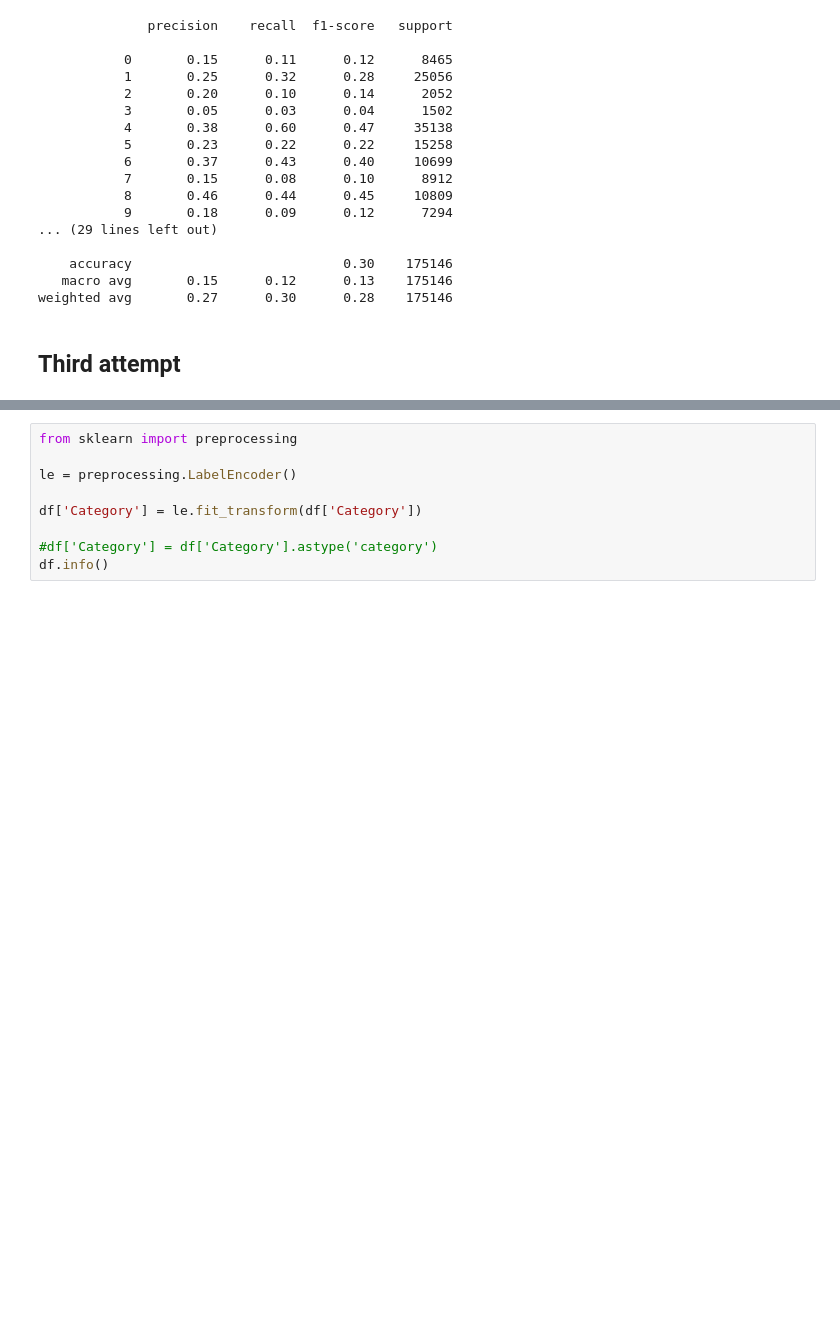
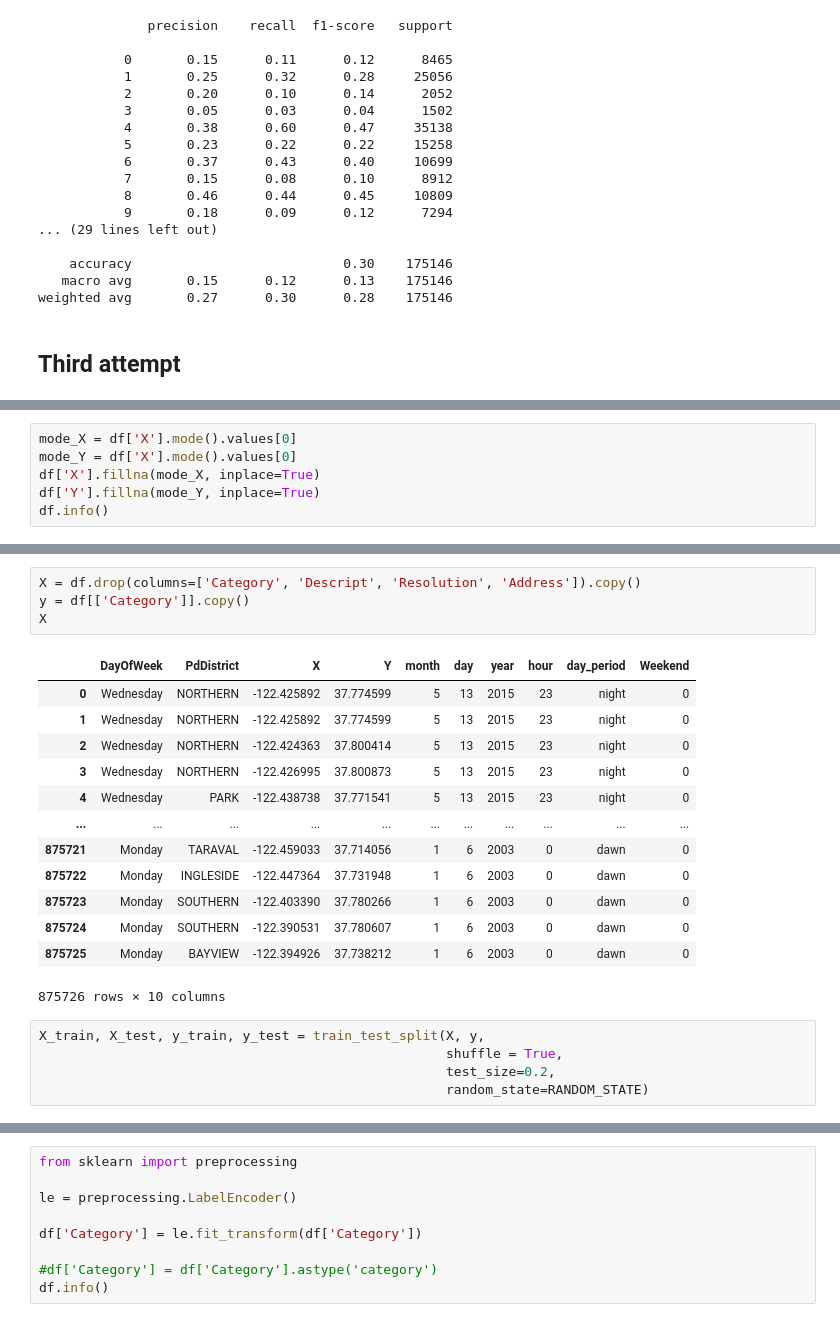
Before and after one commit to marcodeamicis/sf_crime, a Jupyter notebook: notebooks/3_modeling_amicis.ipynb, the cells around one changed output, grey strips where cells are left out. Cells and saved outputs as stored; diff of their text form; blank space fills up the shorter version.

```diff
--- a/notebooks/3_modeling_amicis.ipynb
+++ b/notebooks/3_modeling_amicis.ipynb
@@ -205,0 +302,6 @@ weighted avg       0.27      0.30      0.28    175146
+# %%
+mode_X = df['X'].mode().values[0]
+mode_Y = df['X'].mode().values[0]
+df['X'].fillna(mode_X, inplace=True)
+df['Y'].fillna(mode_Y, inplace=True)
+df.info()
@@ -205,0 +326,23 @@ weighted avg       0.27      0.30      0.28    175146
+# %%
+X = df.drop(columns=['Category', 'Descript', 'Resolution', 'Address']).copy()
+y = df[['Category']].copy()
+X
+# %% [output]
+|  | DayOfWeek | PdDistrict | X | Y | month | day | year | hour | day_period | Weekend |
+| 0 | Wednesday | NORTHERN | -122.425892 | 37.774599 | 5 | 13 | 2015 | 23 | night | 0 |
+| 1 | Wednesday | NORTHERN | -122.425892 | 37.774599 | 5 | 13 | 2015 | 23 | night | 0 |
+| 2 | Wednesday | NORTHERN | -122.424363 | 37.800414 | 5 | 13 | 2015 | 23 | night | 0 |
+| 3 | Wednesday | NORTHERN | -122.426995 | 37.800873 | 5 | 13 | 2015 | 23 | night | 0 |
+| 4 | Wednesday | PARK | -122.438738 | 37.771541 | 5 | 13 | 2015 | 23 | night | 0 |
+| ... | ... | ... | ... | ... | ... | ... | ... | ... | ... | ... |
+| 875721 | Monday | TARAVAL | -122.459033 | 37.714056 | 1 | 6 | 2003 | 0 | dawn | 0 |
+| 875722 | Monday | INGLESIDE | -122.447364 | 37.731948 | 1 | 6 | 2003 | 0 | dawn | 0 |
+| 875723 | Monday | SOUTHERN | -122.403390 | 37.780266 | 1 | 6 | 2003 | 0 | dawn | 0 |
+| 875724 | Monday | SOUTHERN | -122.390531 | 37.780607 | 1 | 6 | 2003 | 0 | dawn | 0 |
+| 875725 | Monday | BAYVIEW | -122.394926 | 37.738212 | 1 | 6 | 2003 | 0 | dawn | 0 |
+875726 rows × 10 columns
+# %%
+X_train, X_test, y_train, y_test = train_test_split(X, y,
+                                                    shuffle = True,
+                                                    test_size=0.2,
+                                                    random_state=RANDOM_STATE)
```
Also changed, not shown: parts of 24 cells of this notebook, 2 other files.
